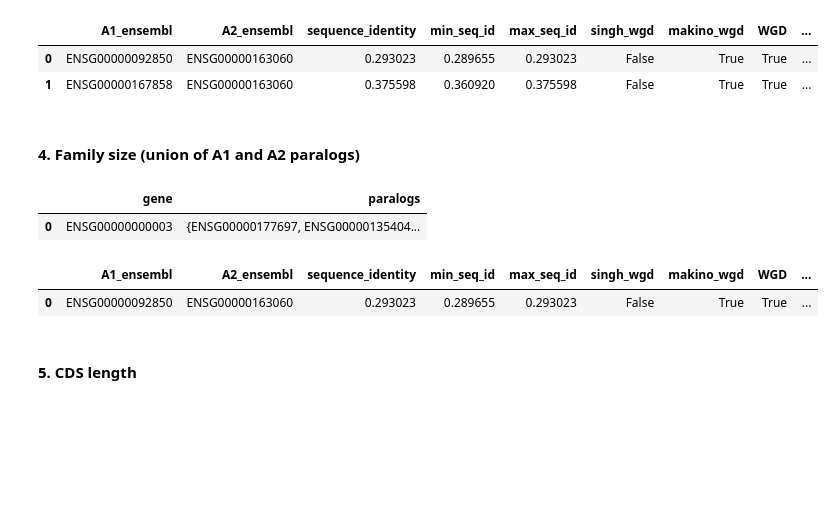
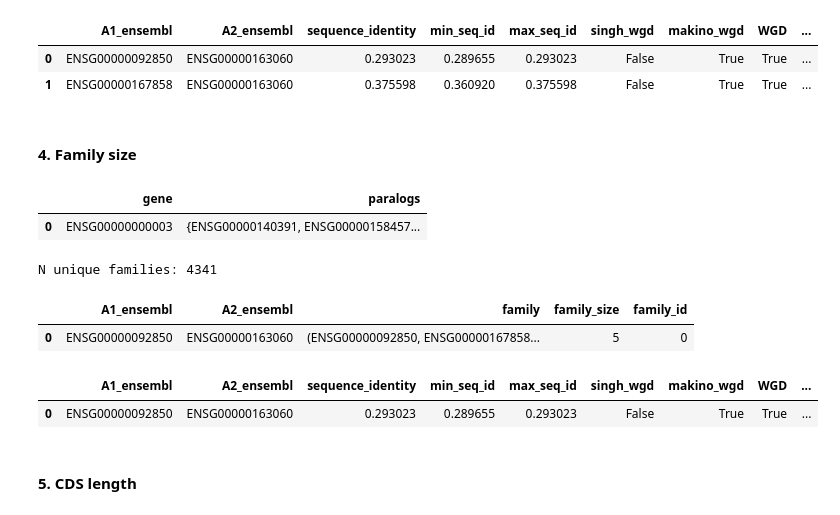
Before and after one commit to DeKegel/paralog_SL_prediction, a Jupyter notebook: 1_data_processing/02_process_ensembl_paralogs.ipynb, the cells around one changed output. Drawn from its saved outputs; the diff is of its cells as text; code cells hidden in the pictures; blank space fills up the shorter version.

```diff
--- a/1_data_processing/02_process_ensembl_paralogs.ipynb
+++ b/1_data_processing/02_process_ensembl_paralogs.ipynb
@@ -32,14 +32,16 @@ import matplotlib as mpl
 get_data_path = lambda folders, fname: os.path.normpath(os.environ['3RD_PARTY_DIR']+'/'+'/'.join(folders) +'/'+ fname)
 get_local_data_path = lambda folders, fname: os.path.normpath('../local_data/' +'/'.join(folders) +'/'+ fname)
 
+ensembl_version = '93'
+
 # Inputs
-file_ensembl_data = get_data_path(['ensembl', '93'], 'paralog_pairs.txt')
-file_cds_length = get_data_path(['ensembl', '93'], 'gene_cds_length.txt')
+file_ensembl_data = get_data_path(['ensembl', ensembl_version], 'paralog_pairs.txt')
+file_cds_length = get_data_path(['ensembl', ensembl_version], 'gene_cds_length.txt')
 file_singh_wgds = get_data_path(['WGD_sources','singh_2019'], 'hsapiens.Pairs.Strict.2R.txt')
 file_makino_wgds = get_data_path(['WGD_sources'], 'makino_2010_ohnologs.xls')
 file_id_map = get_local_data_path(['processed'], 'HGNC_gene_id_map.csv')
 
 # Outputs
-file_all_pairs = get_local_data_path(['processed', 'ensembl93'], 'all_pairs.csv')
-file_unique_pairs = get_local_data_path(['processed', 'ensembl93'], 'unique_pairs.csv')
+file_all_pairs = get_local_data_path(['processed', 'ensembl'+ensembl_version], 'all_pairs.csv')
+file_unique_pairs = get_local_data_path(['processed', 'ensembl'+ensembl_version], 'unique_pairs.csv')
 # %% [markdown]
@@ -55,13 +57,13 @@ raw_data[:1]
 data = raw_data.rename(columns={
     'Gene stable ID': 'A1_ensembl',
     'Human paralogue gene stable ID': 'A2_ensembl',
-    'Paralogue %id. target Human gene identical to query gene': 'sequence_identity',
-    'Paralogue last common ancestor with Human':'common_ancestor'})
-data = data[['A1_ensembl','A2_ensembl', 'sequence_identity', 'common_ancestor']].drop_duplicates().reset_index(drop=True)
+    'Paralogue %id. target Human gene identical to query gene': 'sequence_identity'
+})
+data = data[['A1_ensembl','A2_ensembl', 'sequence_identity']].drop_duplicates().reset_index(drop=True)
 data.sequence_identity = data.sequence_identity / 100
 
 # Drop non-symmetric pairs - i.e. cases where A2 is non-protein-coding in Ensembl
-data = data[data.A2_ensembl.isin(data.A1_ensembl)].reset_index()
+data = data[data.A2_ensembl.isin(data.A1_ensembl)].reset_index(drop=True)
 
 print('N:', data.shape[0])
 data[:2]
@@ -216,25 +218,36 @@ pairs_annot3[:2]
 | 0 | ENSG00000092850 | ENSG00000163060 | 0.293023 | 0.289655 | 0.293023 | False | True | True | ... |
 | 1 | ENSG00000167858 | ENSG00000163060 | 0.375598 | 0.360920 | 0.375598 | False | True | True | ... |
 # %% [markdown]
-#### 4. Family size (union of A1 and A2 paralogs)
+#### 4. Family size
 # %%
 # Set of all paralogs for each A1
 paralog_families = pairs_annot3.groupby('A1_ensembl').agg({'A2_ensembl':set}).reset_index()
 paralog_families = paralog_families.rename(columns={'A1_ensembl':'gene', 'A2_ensembl':'paralogs'})
 display(paralog_families[:1])
 
 # Family size = union of all A1 and all A2 paralogs
 df = pd.merge(pairs_annot3[['A1_ensembl','A2_ensembl']], paralog_families.rename(columns={'gene':'A1_ensembl'}))
 df = pd.merge(df, paralog_families.rename(columns={'gene':'A2_ensembl'}), on=['A2_ensembl'])
+df['family'] = df.apply(lambda x: frozenset(x.paralogs_x.union(x.paralogs_y)), axis=1)
 df['family_size'] = df.apply(lambda x: len(x.paralogs_x.union(x.paralogs_y)), axis=1)
+df = df.drop(columns=['paralogs_x','paralogs_y'])
 
-pairs_annot4 = pd.merge(pairs_annot3, df.drop(columns=['paralogs_x','paralogs_y']), how='left')
+# Identify the unique families - assign an id to each
+families = pd.DataFrame(df.family.unique(), columns=['family']).reset_index().rename(columns={'index':'family_id'})
+print('N unique families:', families.shape[0])
+df = pd.merge(df, families)
+display(df[:1])
+
+pairs_annot4 = pd.merge(pairs_annot3, df.drop(columns=['family']), how='left')
 display(pairs_annot4[:1])
 # %% [output]
 |  | gene | paralogs |
-| 0 | ENSG00000000003 | {ENSG00000177697, ENSG00000135404... |
+| 0 | ENSG00000000003 | {ENSG00000140391, ENSG00000158457... |
+N unique families: 4341
-|  | A1_ensembl | A2_ensembl | sequence_identity | min_seq_id | max_seq_id | singh_wgd | makino_wgd | WGD | ... |
-| 0 | ENSG00000092850 | ENSG00000163060 | 0.293023 | 0.289655 | 0.293023 | False | True | True | ... |
+|  | A1_ensembl | A2_ensembl | family | family_size | family_id |
+| 0 | ENSG00000092850 | ENSG00000163060 | (ENSG00000092850, ENSG00000167858... | 5 | 0 |
+|  | A1_ensembl | A2_ensembl | sequence_identity | min_seq_id | max_seq_id | singh_wgd | makino_wgd | WGD | ... |
+| 0 | ENSG00000092850 | ENSG00000163060 | 0.293023 | 0.289655 | 0.293023 | False | True | True | ... |
 # %% [markdown]
 #### 5. CDS length
 # %%
```
Also changed, not shown: parts of 9 cells of this notebook, 2 other files.
